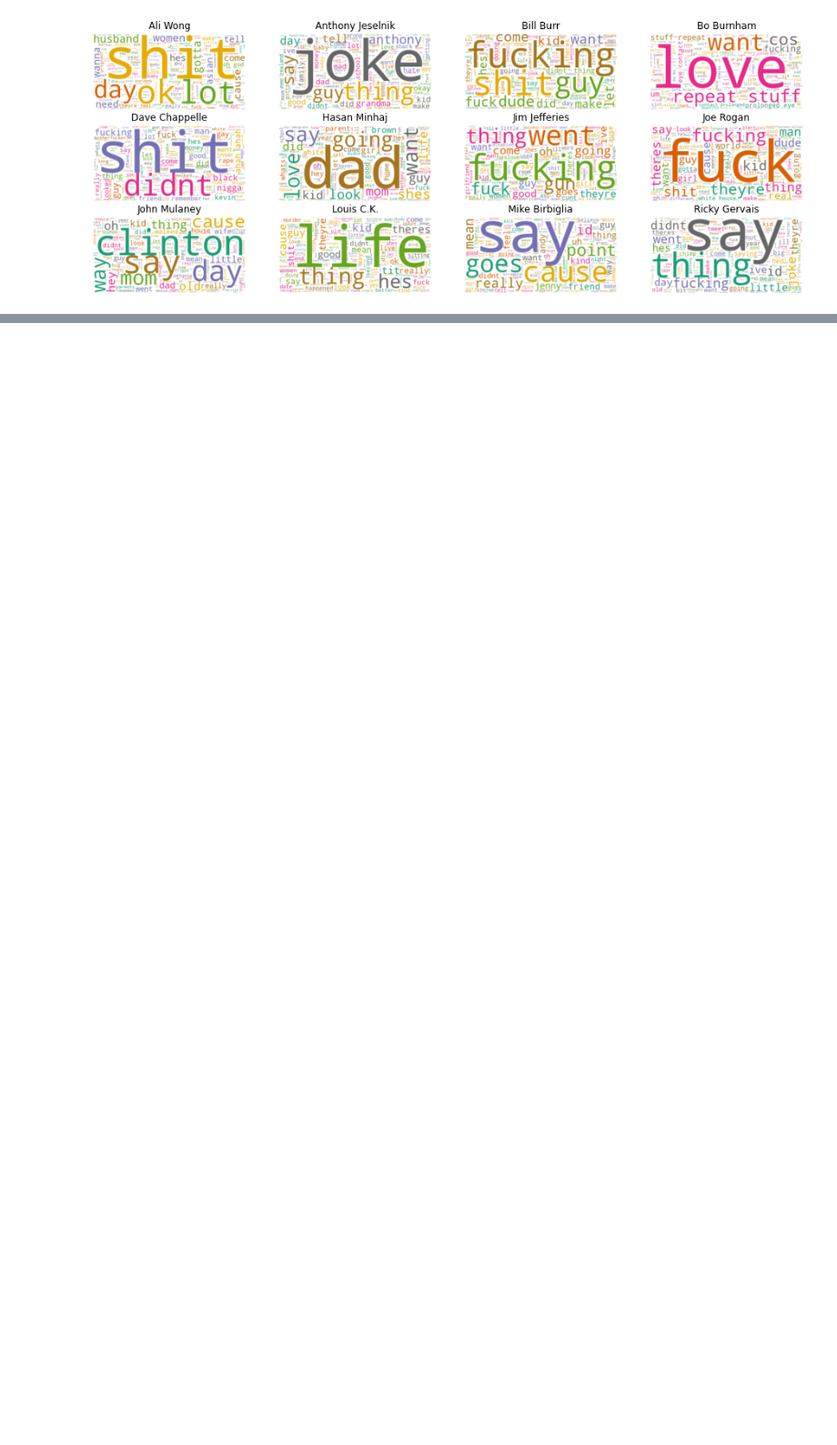
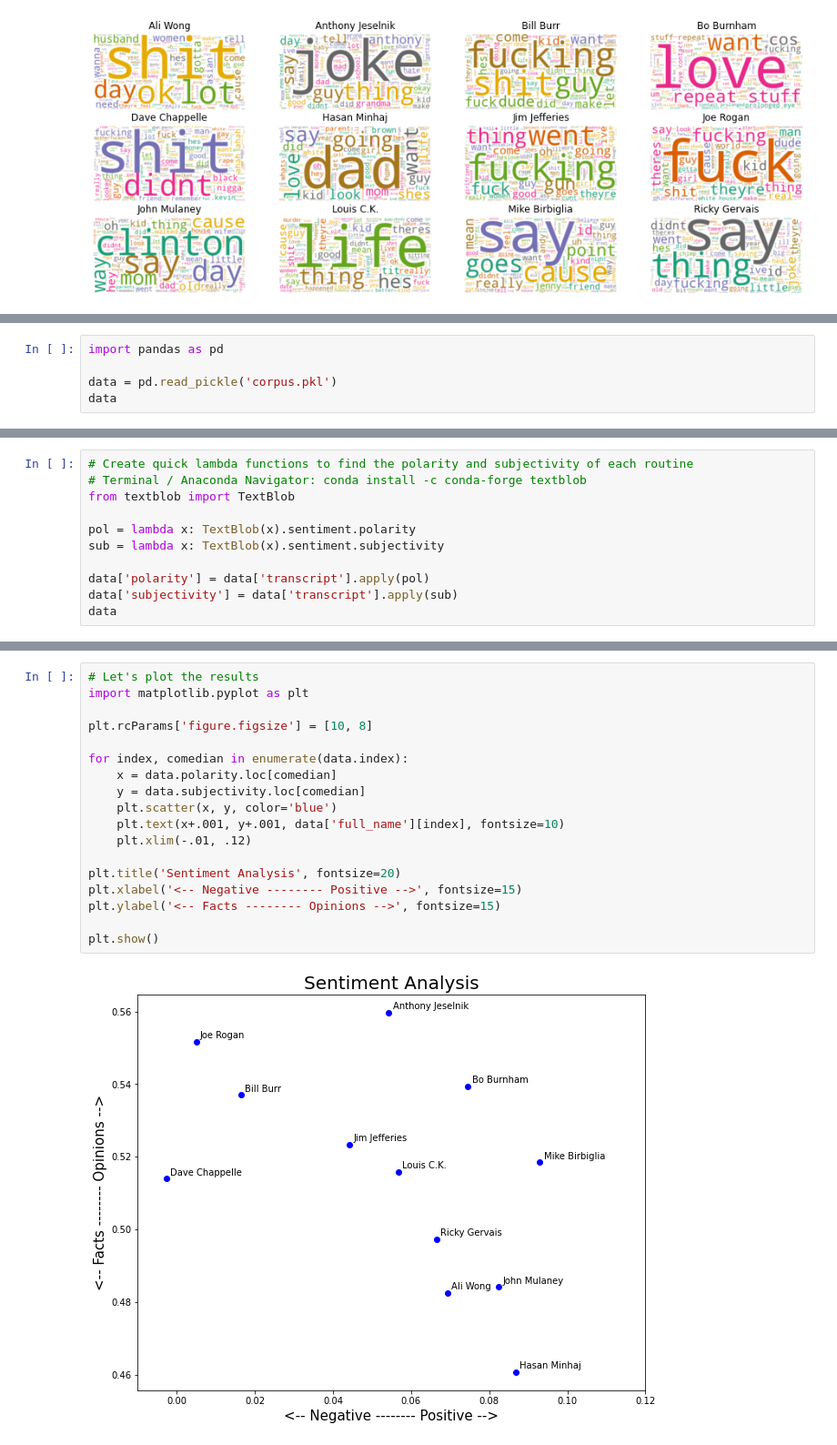
Before and after one commit to Arunvinod/Arunvinod, a Jupyter notebook: NLP3.ipynb, the cells around one changed output, grey strips where cells are left out. Shown at 91% size. Cells and saved outputs as stored; diff of their text form; blank space fills up the shorter version.

```diff
--- a/NLP3.ipynb
+++ b/NLP3.ipynb
@@ -440,0 +598,5 @@ plt.show()
+# %%
+import pandas as pd
+
+data = pd.read_pickle('corpus.pkl')
+data
@@ -440,0 +617,11 @@ plt.show()
+# %%
+# Create quick lambda functions to find the polarity and subjectivity of each routine
+# Terminal / Anaconda Navigator: conda install -c conda-forge textblob
+from textblob import TextBlob
+
+pol = lambda x: TextBlob(x).sentiment.polarity
+sub = lambda x: TextBlob(x).sentiment.subjectivity
+
+data['polarity'] = data['transcript'].apply(pol)
+data['subjectivity'] = data['transcript'].apply(sub)
+data
@@ -440,0 +642,20 @@ plt.show()
+# %%
+# Let's plot the results
+import matplotlib.pyplot as plt
+
+plt.rcParams['figure.figsize'] = [10, 8]
+
+for index, comedian in enumerate(data.index):
+    x = data.polarity.loc[comedian]
+    y = data.subjectivity.loc[comedian]
+    plt.scatter(x, y, color='blue')
+    plt.text(x+.001, y+.001, data['full_name'][index], fontsize=10)
+    plt.xlim(-.01, .12)
+
+plt.title('Sentiment Analysis', fontsize=20)
+plt.xlabel('<-- Negative -------- Positive -->', fontsize=15)
+plt.ylabel('<-- Facts -------- Opinions -->', fontsize=15)
+
+plt.show()
+# %% [output]
+[figure, added]
```
Also changed, not shown: parts of 50 cells of this notebook.
